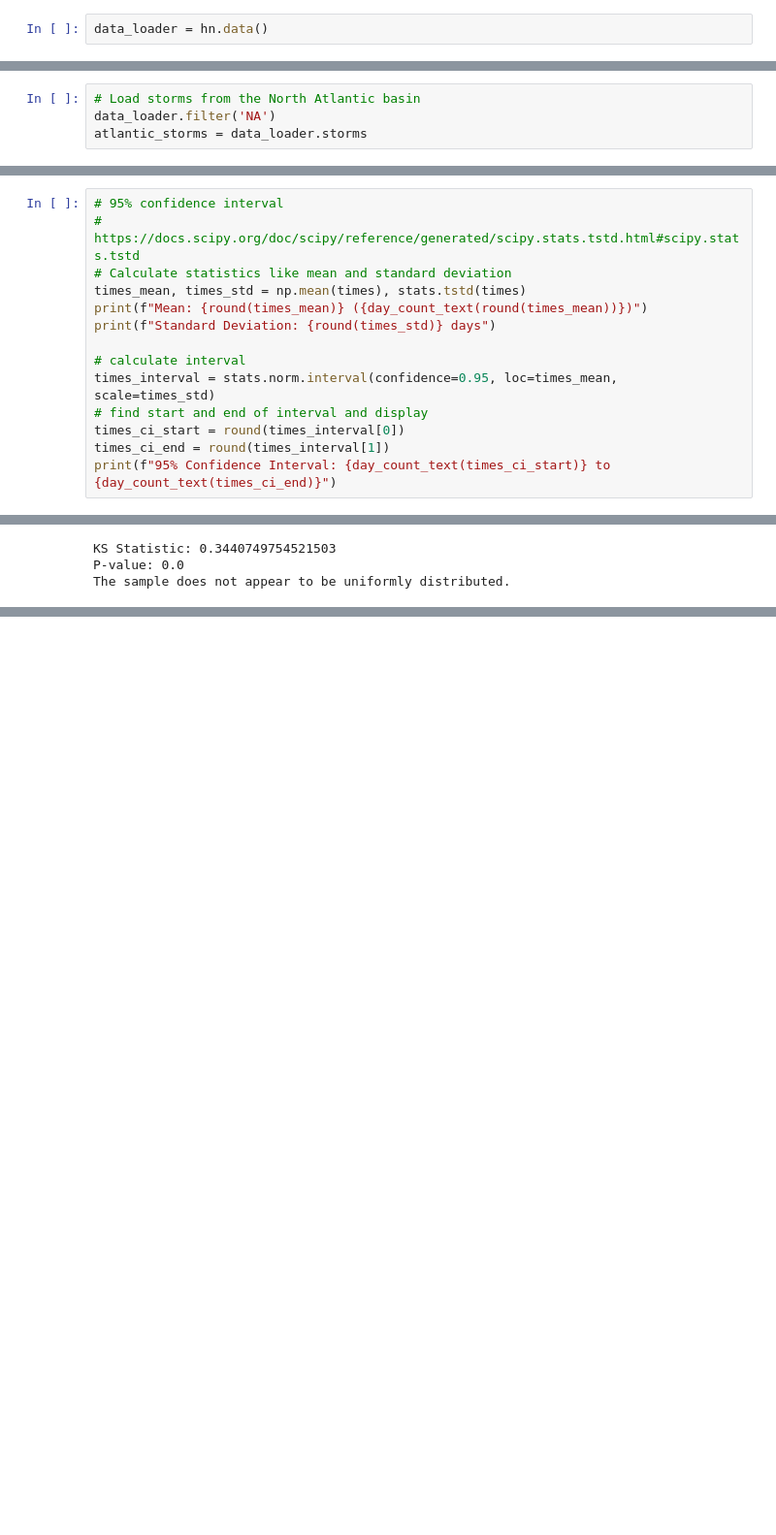
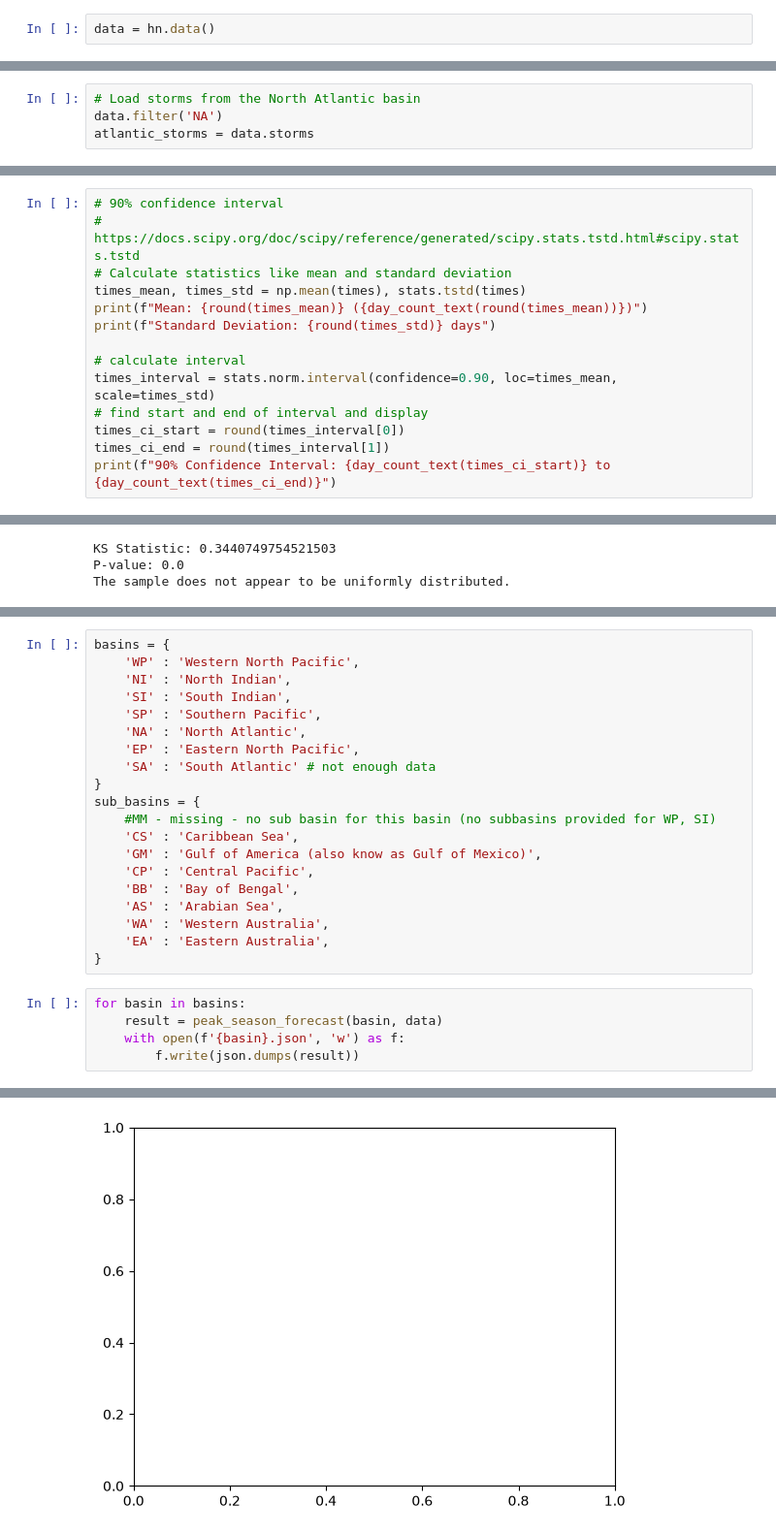
Before and after one commit to hammad93/hurricane-net, a Jupyter notebook: docs/2026_Atlantic_Hurricane_Season_Forecast.ipynb, the cells around one changed output, grey strips where cells are left out. Shown at 97% size. Saved outputs shown, nothing was run; the diff lists cells and outputs as text; blank space fills up the shorter version.

Commit message:
Update yearly forecast to global basins. #25

```diff
--- a/docs/2026_Atlantic_Hurricane_Season_Forecast.ipynb
+++ b/docs/2026_Atlantic_Hurricane_Season_Forecast.ipynb
@@ -6,3 +7,3 @@ from scipy import stats
 # %%
-data_loader = hn.data()
+data = hn.data()
 # %% [output]
@@ -12,5 +15,5 @@ hurricane_net 2026-06-16 03:19:13,597 - INFO - root - hn.data.storms has all ava
 # %%
 # Load storms from the North Atlantic basin
-data_loader.filter('NA')
-atlantic_storms = data_loader.storms
+data.filter('NA')
+atlantic_storms = data.storms
 # %% [output]
@@ -82,7 +102,7 @@ def day_count_text(day_count, formatter = '%B %-d'):
   timeline = datetime.datetime(2025, 1, 1) + datetime.timedelta(days = day_count - 1)
   return timeline.strftime(formatter)
 # %%
-# 95% confidence interval
+# 90% confidence interval
 # https://docs.scipy.org/doc/scipy/reference/generated/scipy.stats.tstd.html#scipy.stats.tstd
 # Calculate statistics like mean and standard deviation
 times_mean, times_std = np.mean(times), stats.tstd(times)
@@ -90,11 +110,11 @@ print(f"Mean: {round(times_mean)} ({day_count_text(round(times_mean))})")
 print(f"Standard Deviation: {round(times_std)} days")
 
 # calculate interval
-times_interval = stats.norm.interval(confidence=0.95, loc=times_mean, scale=times_std)
+times_interval = stats.norm.interval(confidence=0.90, loc=times_mean, scale=times_std)
 # find start and end of interval and display
 times_ci_start = round(times_interval[0])
 times_ci_end = round(times_interval[1])
-print(f"95% Confidence Interval: {day_count_text(times_ci_start)} to {day_count_text(times_ci_end)}")
+print(f"90% Confidence Interval: {day_count_text(times_ci_start)} to {day_count_text(times_ci_end)}")
 # %% [output]
 Mean: 256 (September 13)
 Standard Deviation: 22 days
@@ -124,0 +244,26 @@ The sample does not appear to be uniformly distributed.
+# %%
+basins = {
+    'WP' : 'Western North Pacific',
+    'NI' : 'North Indian',
+    'SI' : 'South Indian',
+    'SP' : 'Southern Pacific',
+    'NA' : 'North Atlantic',
+    'EP' : 'Eastern North Pacific',
+    'SA' : 'South Atlantic' # not enough data
+}
+sub_basins = {
+    #MM - missing - no sub basin for this basin (no subbasins provided for WP, SI)
+    'CS' : 'Caribbean Sea',
+    'GM' : 'Gulf of America (also know as Gulf of Mexico)',
+    'CP' : 'Central Pacific',
+    'BB' : 'Bay of Bengal',
+    'AS' : 'Arabian Sea',
+    'WA' : 'Western Australia',
+    'EA' : 'Eastern Australia',
+}
+# %%
+for basin in basins:
+    result = peak_season_forecast(basin, data)
+    with open(f'{basin}.json', 'w') as f:
+        f.write(json.dumps(result))
+# %% [output]
@@ -124,0 +286 @@ The sample does not appear to be uniformly distributed.
+[figure, added]
```
Also changed, not shown: parts of 10 cells of this notebook, 1 other file.
